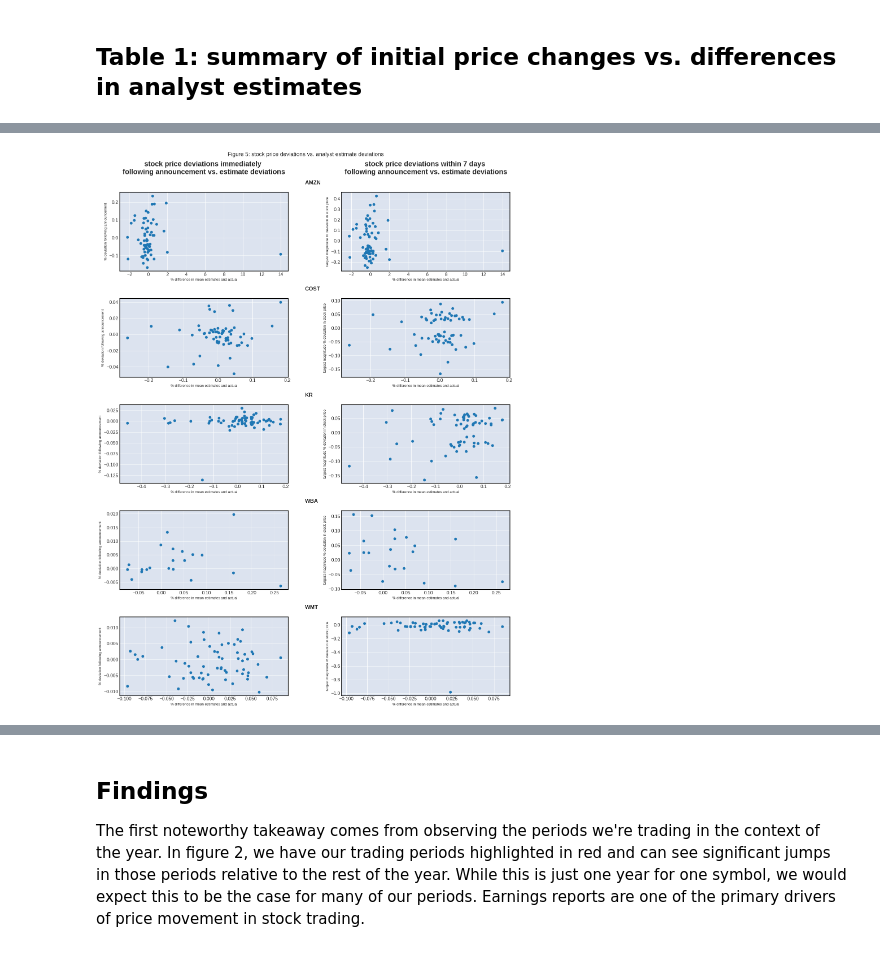
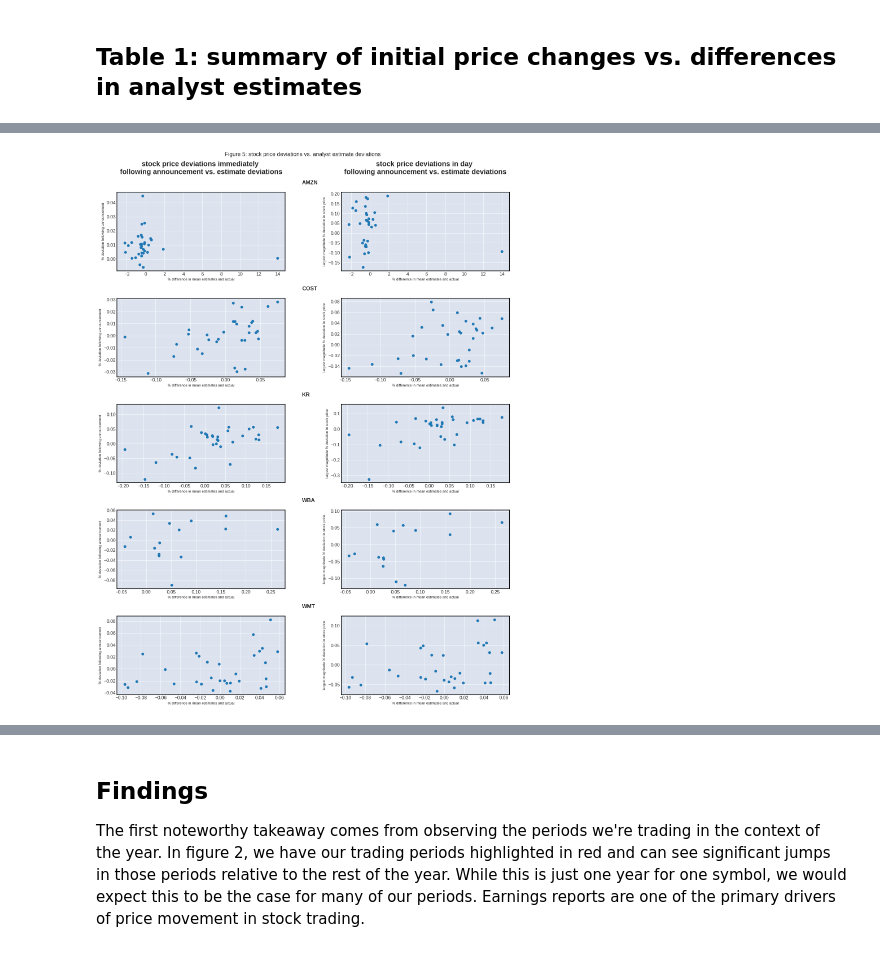
Before and after one commit to nacarbone/retail-earnings-agent, a Jupyter notebook: hw2.ipynb, the cells around one changed output, grey strips where cells are left out. Saved outputs shown, nothing was run; the diff lists cells and outputs as text; code cells hidden in the pictures.

```diff
--- a/hw2.ipynb
+++ b/hw2.ipynb
@@ -45,3 +37,5 @@ df.to_csv('summarized_data/train_dataset.csv')
+# %%
+daily_data = pd.read_csv('summarized_data/daily_data.csv', parse_dates=['date'])
 # %%
 symbols = sorted(df.index.get_level_values('symbol').unique())
 symbol_dates = {symbol : df.xs(symbol, level='symbol').index.get_level_values('date') for symbol in symbols}
@@ -160,28 +116,26 @@ plt.tight_layout()
 # %%
 est_differences = estimates_summary['actual'] - estimates_summary['mean_est']
 
-on_date = df.loc[df['earnings_date_offset'] == 0]
-after_date = df.loc[df['earnings_date_offset'] > 0]
+on_date = df.loc[df['relative_offset'] == -1]
+after_date = df.loc[df['relative_offset'] > -1]
 
 close_on_date = on_date.groupby(['symbol','earnings_date']).apply(lambda x: x.sort_values('time', ascending=False).iloc[0]['close'])
 close_on_date.name = 'close'
 
-open_ix = after_date.sort_values('time').groupby(['symbol', 'earnings_date'])['earnings_date_offset'].idxmin()
+open_ix = after_date.sort_values('time').groupby(['symbol', 'earnings_date'])['relative_offset'].idxmin()
 open_after_date = after_date.loc[open_ix, 'open'].droplevel('time')
 
-change_after_date_7day = after_date.groupby(['symbol', 'earnings_date']).agg({'high' : 'max', 'low' : 'min'})
-change_after_date_7day.columns = ['7day_high', '7day_low']
+# change_after_date_7day = after_date.groupby(['symbol', 'earnings_date']).agg({'high' : 'max', 'low' : 'min'})
+# change_after_date_7day.columns = ['7day_high', '7day_low']
 
-change_after_date_1day = after_date.loc[after_date['relative_offset'] == 1].groupby(['symbol', 'earnings_date']).agg({'high' : 'max', 'low' : 'min'})
+change_after_date_1day = after_date.loc[after_date['relative_offset'] > -1].groupby(['symbol', 'earnings_date']).agg({'high' : 'max', 'low' : 'min'})
 change_after_date_1day.columns = ['1day_high', '1day_low']
 
-change_6day_after_1day = after_date.loc[after_date['relative_offset'] > 1].groupby(['symbol', 'earnings_date']).agg({'high' : 'max', 'low' : 'min'})
-change_6day_after_1day.columns = ['6day_after_1day_high', '6day_after_1day_low']
+# change_6day_after_1day = after_date.loc[after_date['relative_offset'] > 1].groupby(['symbol', 'earnings_date']).agg({'high' : 'max', 'low' : 'min'})
+# change_6day_after_1day.columns = ['6day_after_1day_high', '6day_after_1day_low']
 
 
-change_comparison = change_after_date_7day \
-                                        .join(change_after_date_1day) \
-                                        .join(change_6day_after_1day) \
+change_comparison = change_after_date_1day \
                                         .join(close_on_date) \
                                         .join(open_after_date)
 
@@ -190,21 +144,21 @@ change_comparison['init_price_deviation'] = change_comparison['open'] - change_c
 change_comparison['init_pct_price_deviation'] = change_comparison['init_price_deviation'] / change_comparison['close']
 
 # Highs / lows within 7 days following announcement
-large_dev_ix = change_comparison[['7day_high', '7day_low']].sub(change_comparison['close'],axis=0).abs().idxmax(axis=1)
-change_comparison['7day_deviation_price'] = change_comparison.apply(lambda x: x[large_dev_ix[x.name]], axis=1)
-change_comparison['7day_pct_price_deviation'] = (change_comparison['7day_deviation_price'] - change_comparison['close']) / change_comparison['close']
+# large_dev_ix = change_comparison[['7day_high', '7day_low']].sub(change_comparison['close'],axis=0).abs().idxmax(axis=1)
+# change_comparison['7day_deviation_price'] = change_comparison.apply(lambda x: x[large_dev_ix[x.name]], axis=1)
+# change_comparison['7day_pct_price_deviation'] = (change_comparison['7day_deviation_price'] - change_comparison['close']) / change_comparison['close']
 
 # Highs / lows day following announcement
 large_dev_ix = change_comparison[['1day_high', '1day_low']].sub(change_comparison['close'],axis=0).abs().idxmax(axis=1)
 change_comparison['1day_deviation_price'] = change_comparison.apply(lambda x: x[large_dev_ix[x.name]], axis=1)
 change_comparison['1day_pct_price_deviation'] = (change_comparison['1day_deviation_price'] - change_comparison['close']) / change_comparison['close']
 
-# Highs / lows 6 days after day following announcment
-large_dev_ix = change_comparison[['6day_after_1day_high', '6day_after_1day_low']].sub(change_comparison['close'],axis=0).abs().idxmax(axis=1)
-change_comparison['6day_deviation_price'] = change_comparison.apply(lambda x: x[large_dev_ix[x.name]], axis=1)
-change_comparison['6day_pct_price_deviation'] = (change_comparison['6day_deviation_price'] - change_comparison['close']) / change_comparison['close']
+# # Highs / lows 6 days after day following announcment
+# large_dev_ix = change_comparison[['6day_after_1day_high', '6day_after_1day_low']].sub(change_comparison['close'],axis=0).abs().idxmax(axis=1)
+# change_comparison['6day_deviation_price'] = change_comparison.apply(lambda x: x[large_dev_ix[x.name]], axis=1)
+# change_comparison['6day_pct_price_deviation'] = (change_comparison['6day_deviation_price'] - change_comparison['close']) / change_comparison['close']
 
-# Combine with estimates
+# # Combine with estimates
 estimates_summary['pct_mean_est_deviation'] = (estimates_summary['actual'] - estimates_summary['mean_est']) / estimates_summary['mean_est']
 change_comparison = change_comparison.join(estimates_summary)
 # %%
@@ -236,32 +190,32 @@ direction_summary
 # %%
 fig, axes = plt.subplots(5,2,figsize=(15,20))
 
 
 for i, symbol in enumerate(symbols):
     ax = axes[i,0]
     tmp = change_comparison.loc[(symbol)]
     ax.scatter(tmp['pct_mean_est_deviation'], tmp['init_pct_price_deviation'])
     ax.set_xlabel('% difference in mean estimates and actual', font={'size' : 9, 'weight' : 'normal'})
     ax.set_ylabel('% deviation following announcement', font={'size' : 9, 'weight' : 'normal'})
     if i == 0:
         ax.set_title('stock price deviations immediately \nfollowing announcement vs. estimate deviations', y=1.2, font={'size' : 18, 'weight' : 'bold'})
 
     ax.annotate('{}'.format(symbol), xy=(1.1,1.1), xycoords=ax.transAxes, font={'size' : 14, 'weight' : 'bold'})
 
     ax = axes[i,1]
     tmp = change_comparison.loc[(symbol)]
-    ax.scatter(tmp['pct_mean_est_deviation'], tmp['7day_pct_price_deviation'])
+    ax.scatter(tmp['pct_mean_est_deviation'], tmp['1day_pct_price_deviation'])
     ax.set_xlabel('% difference in mean estimates and actual', font={'size' : 9, 'weight' : 'normal'})
     ax.set_ylabel('largest magnitude % deviation in stock price', font={'size' : 9, 'weight' : 'normal'})
 
     if i == 0:
-        ax.set_title('stock price deviations within 7 days \nfollowing announcement vs. estimate deviations', y=1.2, font={'size' : 18, 'weight' : 'bold'})
+        ax.set_title('stock price deviations in day \nfollowing announcement vs. estimate deviations', y=1.2, font={'size' : 18, 'weight' : 'bold'})
 
 fig.suptitle('Figure 5: stock price deviations vs. analyst estimate deviations', y=.99, font={'size' : 18, 'weight' : 'bold'})
 
 fig.tight_layout()
 # %% [output]
-[figure, old version]
+[figure, new version]
 # %%
 # this differs from the paper
 
```
Also changed, not shown: parts of 21 cells of this notebook, 8 other files.
